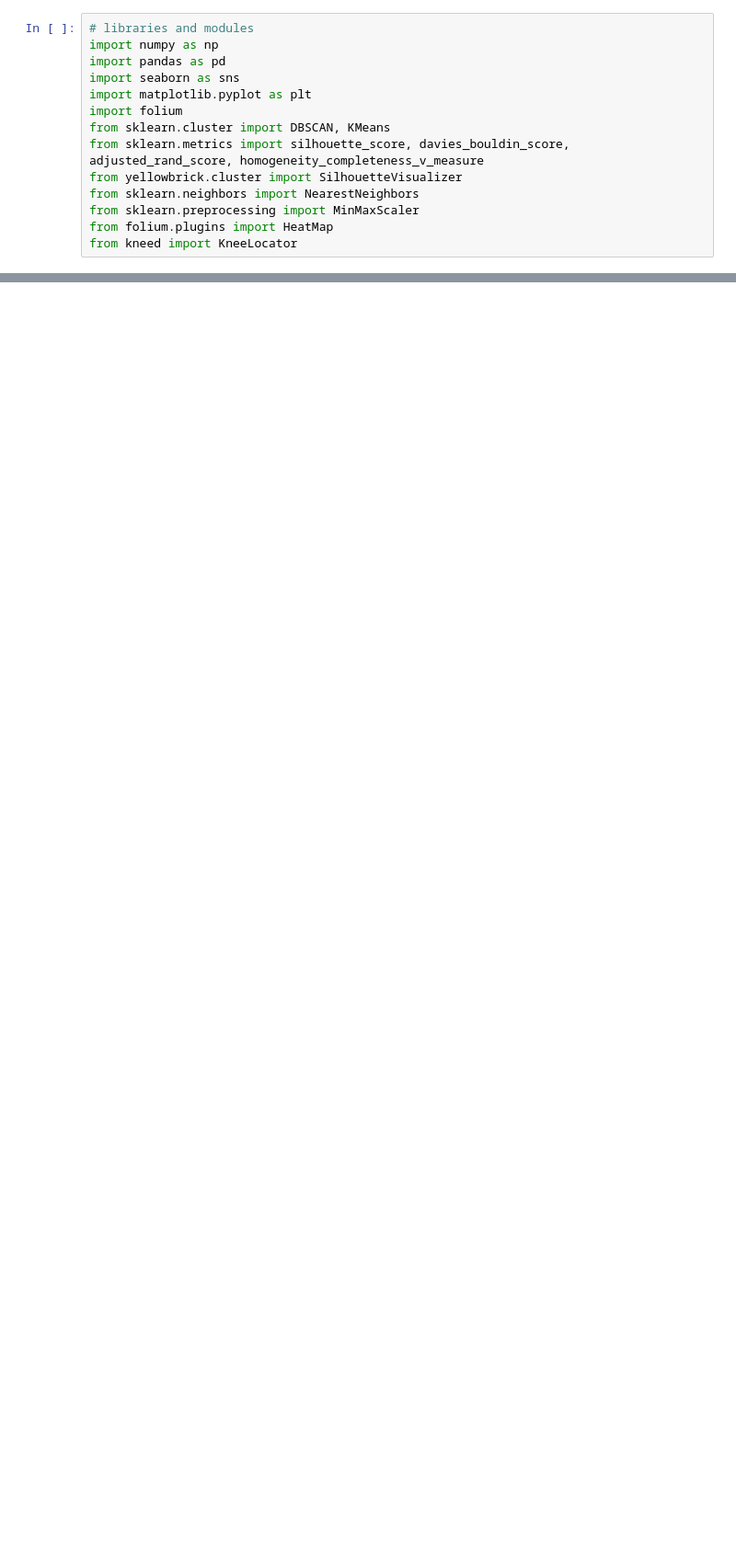
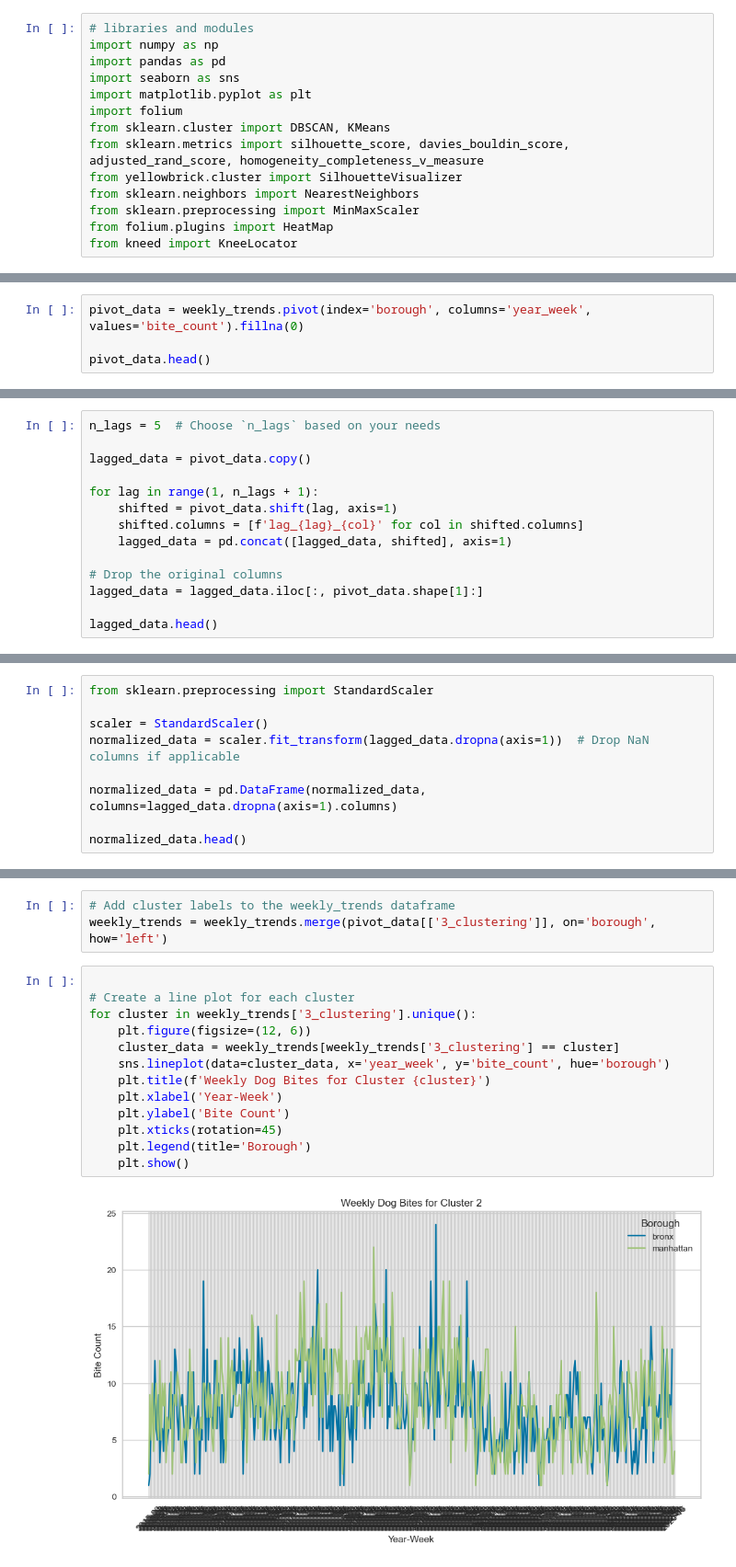
Before and after one commit to Pawmsdayl/hey-im-walking-my-dog-here, a Jupyter notebook: notebooks/2_clustering2.ipynb, the cells around one changed output, grey strips where cells are left out. Shown at 92% size. Saved outputs shown, nothing was run; the diff lists cells and outputs as text; blank space fills up the shorter version.

Commit message:
need eda

```diff
--- a/notebooks/2_clustering2.ipynb
+++ b/notebooks/2_clustering2.ipynb
@@ -178,0 +67,4 @@ plt.show()
+# %%
+pivot_data = weekly_trends.pivot(index='borough', columns='year_week', values='bite_count').fillna(0)
+
+pivot_data.head()
@@ -178,0 +80,14 @@ plt.show()
+# %%
+n_lags = 5  # Choose `n_lags` based on your needs
+
+lagged_data = pivot_data.copy()
+
+for lag in range(1, n_lags + 1):
+    shifted = pivot_data.shift(lag, axis=1)
+    shifted.columns = [f'lag_{lag}_{col}' for col in shifted.columns]
+    lagged_data = pd.concat([lagged_data, shifted], axis=1)
+
+# Drop the original columns
+lagged_data = lagged_data.iloc[:, pivot_data.shape[1]:]
+
+lagged_data.head()
@@ -178,0 +103,9 @@ plt.show()
+# %%
+from sklearn.preprocessing import StandardScaler
+
+scaler = StandardScaler()
+normalized_data = scaler.fit_transform(lagged_data.dropna(axis=1))  # Drop NaN columns if applicable
+
+normalized_data = pd.DataFrame(normalized_data, columns=lagged_data.dropna(axis=1).columns)
+
+normalized_data.head()
@@ -178,0 +172,18 @@ plt.show()
+# %%
+# Add cluster labels to the weekly_trends dataframe
+weekly_trends = weekly_trends.merge(pivot_data[['3_clustering']], on='borough', how='left')
+# %%
+
+# Create a line plot for each cluster
+for cluster in weekly_trends['3_clustering'].unique():
+    plt.figure(figsize=(12, 6))
+    cluster_data = weekly_trends[weekly_trends['3_clustering'] == cluster]
+    sns.lineplot(data=cluster_data, x='year_week', y='bite_count', hue='borough')
+    plt.title(f'Weekly Dog Bites for Cluster {cluster}')
+    plt.xlabel('Year-Week')
+    plt.ylabel('Bite Count')
+    plt.xticks(rotation=45)
+    plt.legend(title='Borough')
+    plt.show()
+# %% [output]
+[figure, added]
```
Also changed, not shown: parts of 19 cells of this notebook, 4 other files.
